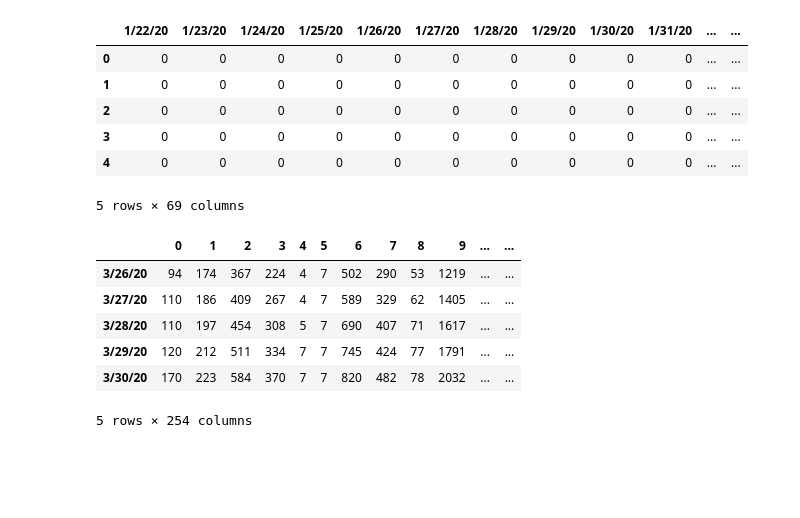
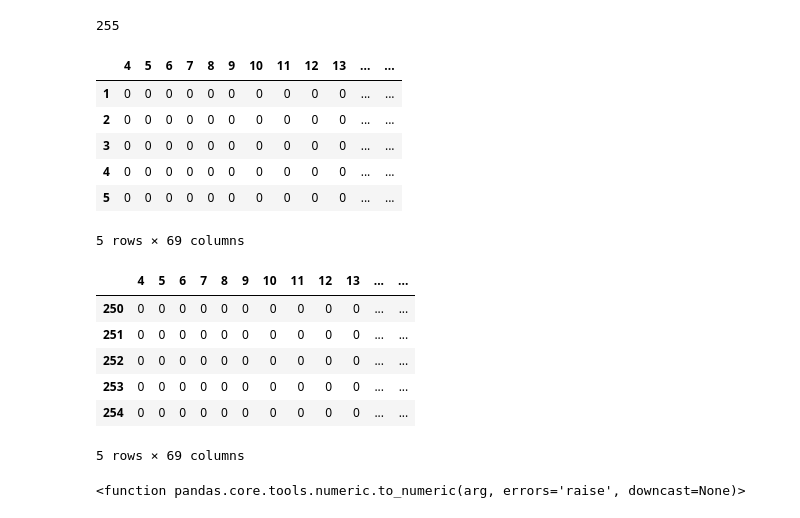
Before and after one commit to synaplasticity/fbprop, a Jupyter notebook: covaid-19-notebook-data-cleanup.ipynb, the cells around one changed output. Drawn from its saved outputs; the diff is of its cells as text; code cells hidden in the pictures; blank space fills up the shorter version.

```diff
--- a/covaid-19-notebook-data-cleanup.ipynb
+++ b/covaid-19-notebook-data-cleanup.ipynb
@@ -7,6 +7,6 @@ from fbprophet.plot import plot_plotly
 # %%
 import plotly.offline as py
 # %%
-df = pd.read_csv('ds/time_series_covid19_confirmed_global.csv')
+df = pd.read_csv('ds/time_series_covid19_confirmed_global.csv', header=None)
 df.head()
 # %% [output]
@@ -19,6 +19,6 @@ df.head()
 5 rows × 73 columns
 # %%
-df.drop(df.columns[[0, 1, 2, 3]], axis=1, inplace=True)
+df.drop(df.columns[0:4], axis=1, inplace=True)
 # %%
 df.head()
 # %% [output]
@@ -31,0 +42,5 @@ df.head()
+# %%
+orig_len = len(df)
+orig_len
+# %% [output]
+255
@@ -31,0 +49,2 @@ df.head()
+# %%
+df.drop(index=0, axis=0, inplace=True)
@@ -32,21 +53,24 @@ df.head()
 # %%
 df.head()
 # %% [output]
-|  | 1/22/20 | 1/23/20 | 1/24/20 | 1/25/20 | 1/26/20 | 1/27/20 | 1/28/20 | 1/29/20 | 1/30/20 | 1/31/20 | ... | ... |
-| 0 | 0 | 0 | 0 | 0 | 0 | 0 | 0 | 0 | 0 | 0 | ... | ... |
+|  | 4 | 5 | 6 | 7 | 8 | 9 | 10 | 11 | 12 | 13 | ... | ... |
 | 1 | 0 | 0 | 0 | 0 | 0 | 0 | 0 | 0 | 0 | 0 | ... | ... |
 | 2 | 0 | 0 | 0 | 0 | 0 | 0 | 0 | 0 | 0 | 0 | ... | ... |
 | 3 | 0 | 0 | 0 | 0 | 0 | 0 | 0 | 0 | 0 | 0 | ... | ... |
 | 4 | 0 | 0 | 0 | 0 | 0 | 0 | 0 | 0 | 0 | 0 | ... | ... |
+| 5 | 0 | 0 | 0 | 0 | 0 | 0 | 0 | 0 | 0 | 0 | ... | ... |
 5 rows × 69 columns
 # %%
-df.transpose()
 df.tail()
 # %% [output]
-|  | 0 | 1 | 2 | 3 | 4 | 5 | 6 | 7 | 8 | 9 | ... | ... |
-| 3/26/20 | 94 | 174 | 367 | 224 | 4 | 7 | 502 | 290 | 53 | 1219 | ... | ... |
-| 3/27/20 | 110 | 186 | 409 | 267 | 4 | 7 | 589 | 329 | 62 | 1405 | ... | ... |
-| 3/28/20 | 110 | 197 | 454 | 308 | 5 | 7 | 690 | 407 | 71 | 1617 | ... | ... |
-| 3/29/20 | 120 | 212 | 511 | 334 | 7 | 7 | 745 | 424 | 77 | 1791 | ... | ... |
-| 3/30/20 | 170 | 223 | 584 | 370 | 7 | 7 | 820 | 482 | 78 | 2032 | ... | ... |
+|  | 4 | 5 | 6 | 7 | 8 | 9 | 10 | 11 | 12 | 13 | ... | ... |
+| 250 | 0 | 0 | 0 | 0 | 0 | 0 | 0 | 0 | 0 | 0 | ... | ... |
+| 251 | 0 | 0 | 0 | 0 | 0 | 0 | 0 | 0 | 0 | 0 | ... | ... |
+| 252 | 0 | 0 | 0 | 0 | 0 | 0 | 0 | 0 | 0 | 0 | ... | ... |
+| 253 | 0 | 0 | 0 | 0 | 0 | 0 | 0 | 0 | 0 | 0 | ... | ... |
+| 254 | 0 | 0 | 0 | 0 | 0 | 0 | 0 | 0 | 0 | 0 | ... | ... |
-5 rows × 254 columns
+5 rows × 69 columns
+# %%
+len(df); pd.to_numeric
+# %% [output]
+<function pandas.core.tools.numeric.to_numeric(arg, errors='raise', downcast=None)>
```
Also changed, not shown: parts of 41 cells of this notebook, 2 other files.
